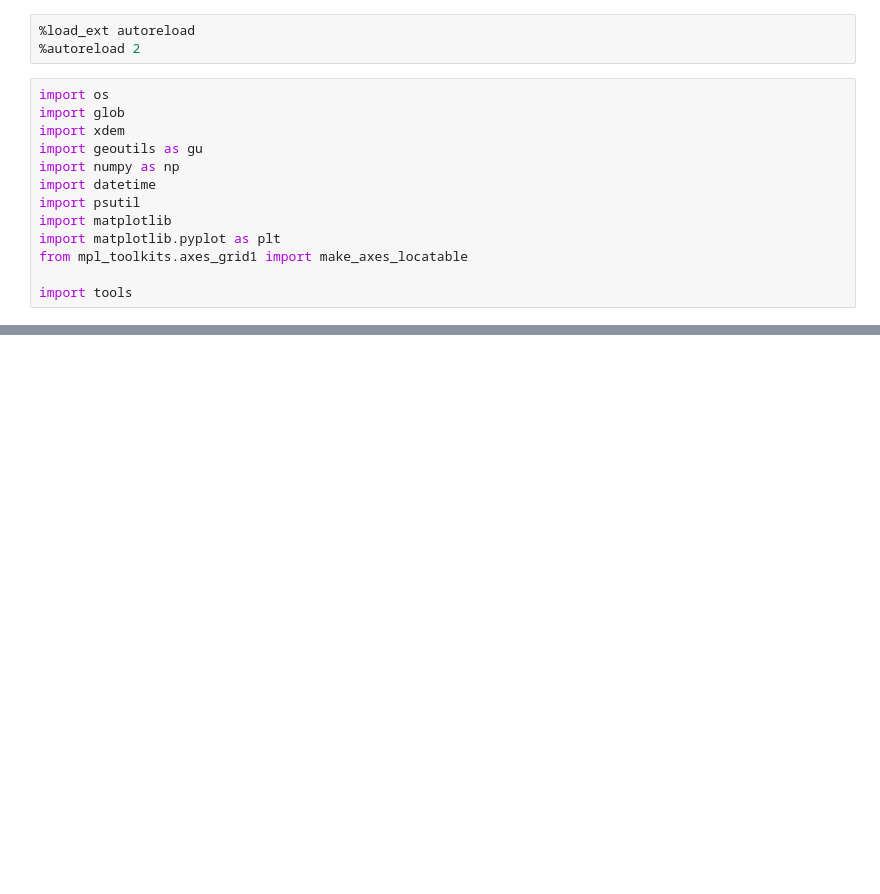
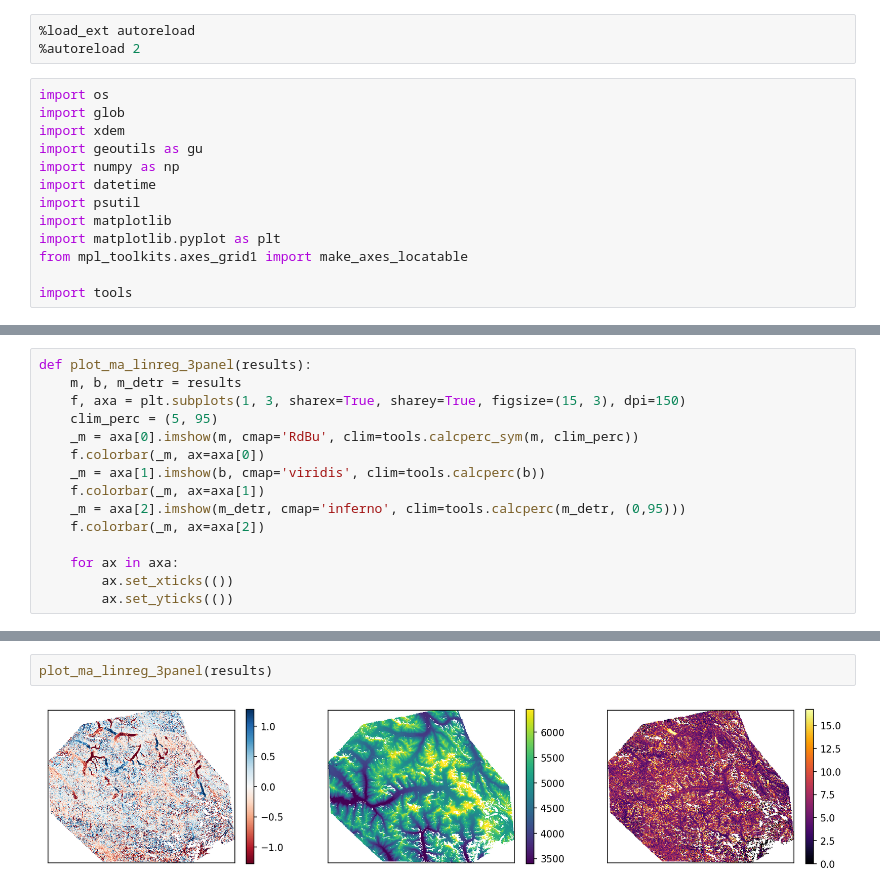
Before and after one commit to adehecq/ragmac_xdem, a Jupyter notebook: notebooks/temporal_fitting.ipynb, the cells around one changed output, grey strips where cells are left out. Saved outputs shown, nothing was run; the diff lists cells and outputs as text; blank space fills up the shorter version.

```diff
--- a/notebooks/temporal_fitting.ipynb
+++ b/notebooks/temporal_fitting.ipynb
@@ -81,0 +95,15 @@ Additionally, write a function that takes the fit parameters and returns the ele
+# %%
+def plot_ma_linreg_3panel(results):
+    m, b, m_detr = results
+    f, axa = plt.subplots(1, 3, sharex=True, sharey=True, figsize=(15, 3), dpi=150)
+    clim_perc = (5, 95)
+    _m = axa[0].imshow(m, cmap='RdBu', clim=tools.calcperc_sym(m, clim_perc))
+    f.colorbar(_m, ax=axa[0])
+    _m = axa[1].imshow(b, cmap='viridis', clim=tools.calcperc(b))
+    f.colorbar(_m, ax=axa[1])
+    _m = axa[2].imshow(m_detr, cmap='inferno', clim=tools.calcperc(m_detr, (0,95)))
+    f.colorbar(_m, ax=axa[2])
+
+    for ax in axa:
+        ax.set_xticks(())
+        ax.set_yticks(())
@@ -198,0 +154,4 @@ for i,v in enumerate(['slope','intercept','detrended_std']):
+# %%
+plot_ma_linreg_3panel(results)
+# %% [output]
+[figure, added]
```
Also changed, not shown: parts of 28 cells of this notebook, 2 other files.
